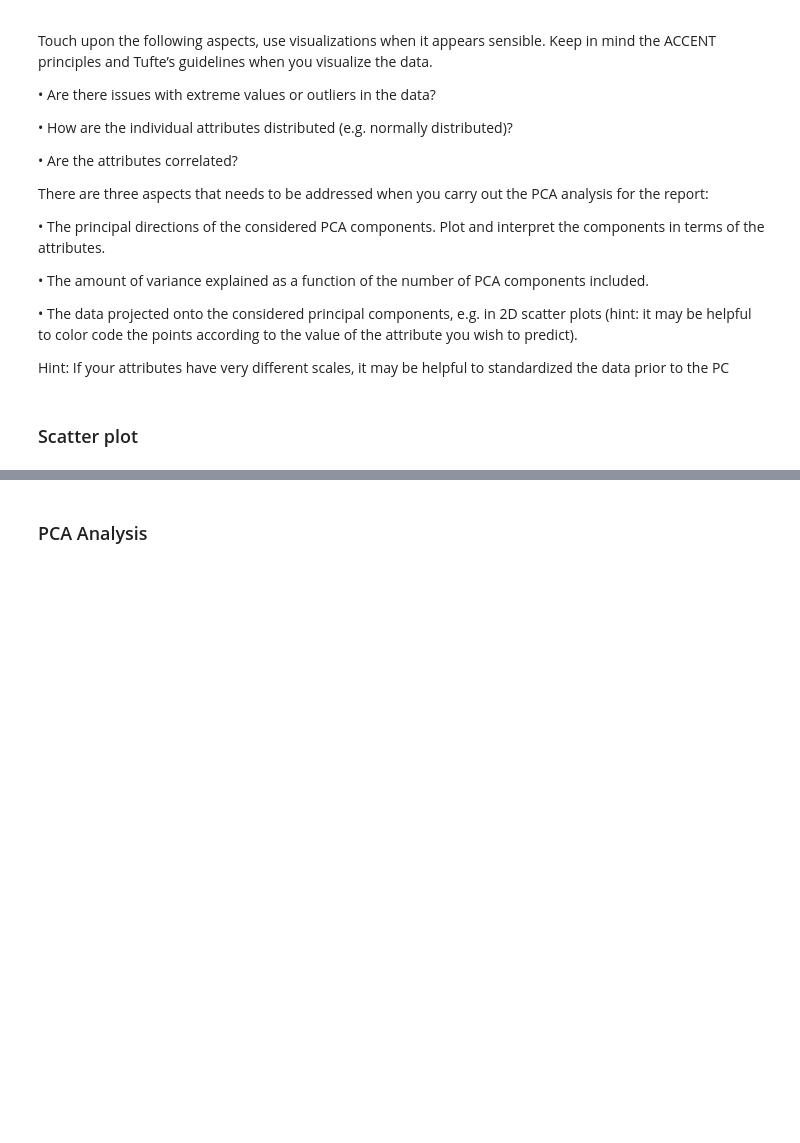
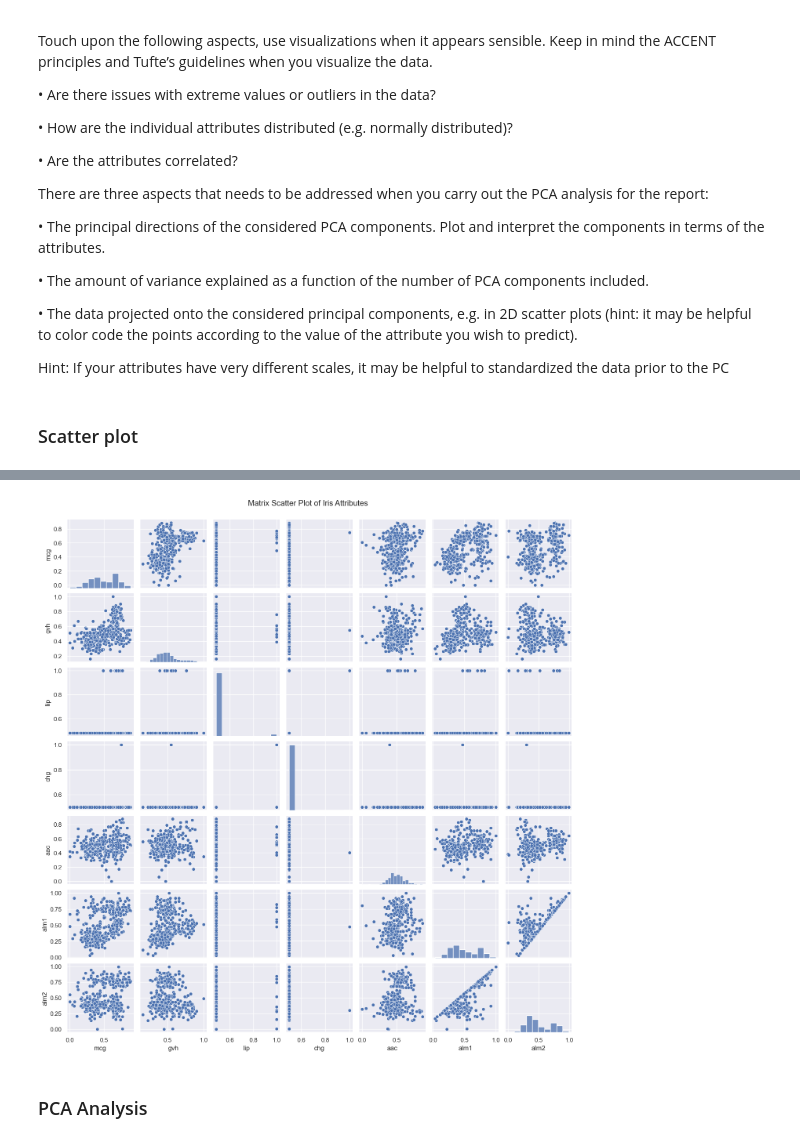
Before and after one commit to frejaroed/machine-learning-project-1, a Jupyter notebook: main.ipynb, the cells around one changed output, grey strips where cells are left out. Cells and saved outputs as stored; diff of their text form; code cells hidden in the pictures; blank space fills up the shorter version.

Commit message:
extra plots

```diff
--- a/main.ipynb
+++ b/main.ipynb
@@ -173,3 +173,9 @@ plt.show()
+# %%
+sns.pairplot(df, diag_kind="hist", height=2.)
+plt.suptitle("Matrix Scatter Plot of Iris Attributes", y=1.02)
+plt.show()
+# %% [output]
+[figure, added]
 # %% [markdown]
 ### PCA Analysis
 # %%
```
Also changed, not shown: parts of 3 cells of this notebook.
